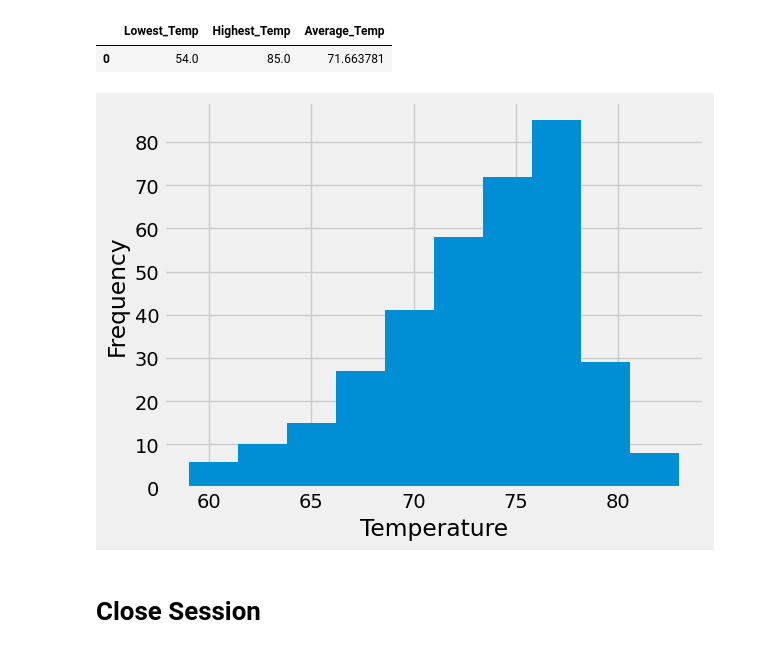
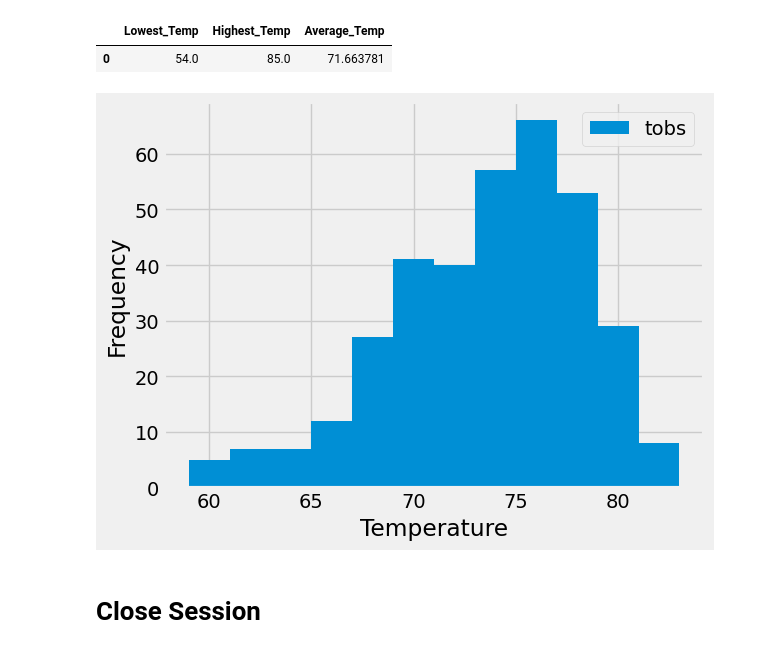
Before and after one commit to Nkortega21/sqlalchemy-challenge, a Jupyter notebook: SurfsUp/climate_starter.ipynb, the cells around one changed output. Saved outputs shown, nothing was run; the diff lists cells and outputs as text; code cells hidden in the pictures.

```diff
--- a/SurfsUp/climate_starter.ipynb
+++ b/SurfsUp/climate_starter.ipynb
@@ -171,67 +169,36 @@ temp_stats
 |  | Lowest_Temp | Highest_Temp | Average_Temp |
 | 0 | 54.0 | 85.0 | 71.663781 |
 # %%
-# Design a query to retrieve the last 12 months of precipitation data and plot the results.
-# Starting from the most recent data point in the database.
+# Using the most active station id
 rec_date_row = session.query(Measurement.date).order_by(Measurement.date.desc()).first()
-print(rec_date_row)
 # Calculate the date one year from the last date in data set.
 if rec_date_row:
     rec_date = rec_date_row[0]
     end_date = dt.datetime.strptime(rec_date, '%Y-%m-%d')
-    start_date = end_date - dt.timedelta(days=365)
+    start_date = end_date - dt.timedelta(days=366)
+# Query the last 12 months of temperature observation data for this station and plot the results as a histogram
+    query_temp_observations = text("""
+        SELECT tobs
+        FROM Measurement
+        WHERE station = :station
+          AND date BETWEEN :start_date AND :end_date
+    """)
 
-# Perform a query to retrieve the data and precipitation scores
-# Sort the dataframe by date
-    query = text("""
-            SELECT date, prcp
-            FROM measurement
-            WHERE date BETWEEN :start_date AND :end_date
-            ORDER BY date ASC
-            """)
-# Save the query results as a Pandas DataFrame. Explicitly set the column names
-prcp_df = pd.read_sql(query, engine, params={'start_date': start_date, 'end_date': end_date})
-prcp_df.columns = ['date','prcp']
+    df_temp_observations = pd.read_sql(query_temp_observations, engine,
+                                       params={'station': most_active_station,
+                                               'start_date': start_date,
+                                               'end_date': end_date}).dropna()
 
-# Use Pandas Plotting with Matplotlib to plot the data
-plt.plot(pd.to_datetime(prcp_df['date']), prcp_df['prcp'])
-plt.title('Precipitation Data for the Last 12 Months')
-plt.xlabel('Date')
-plt.ylabel('Precipitation')
+# Plot the temperature observations as a histogram
+plt.hist(df_temp_observations['tobs'],bins=12,label='tobs')
+plt.xlabel('Temperature')
+plt.ylabel('Frequency')
+plt.legend(loc='upper right')
 plt.grid(True)
-plt.xticks(rotation=45)
 plt.tight_layout()
 plt.show()
+# %% [output]
+[figure, added]
-# %%
-# Using the most active station id
-rec_date_row = session.query(Measurement.date).order_by(Measurement.date.desc()).first()
-# Calculate the date one year from the last date in data set.
-if rec_date_row:
-    rec_date = rec_date_row[0]
-    end_date = dt.datetime.strptime(rec_date, '%Y-%m-%d')
-    start_date = end_date - dt.timedelta(days=365)
-# Query the last 12 months of temperature observation data for this station and plot the results as a histogram
-    query_temp_observations = text("""
-        SELECT tobs
-        FROM Measurement
-        WHERE station = :station
-          AND date BETWEEN :start_date AND :end_date
-    """)
-
-    df_temp_observations = pd.read_sql(query_temp_observations, engine,
-                                       params={'station': most_active_station,
-                                               'start_date': start_date,
-                                               'end_date': end_date})
-
-# Plot the temperature observations as a histogram
-plt.hist(df_temp_observations['tobs'])
-plt.xlabel('Temperature')
-plt.ylabel('Frequency')
-plt.grid(True)
-plt.tight_layout()
-plt.show()
-# %% [output]
-[figure, removed]
 # %% [markdown]
 # Close Session
 # %%
```
Also changed, not shown: parts of 3 cells of this notebook, 2 other files.
